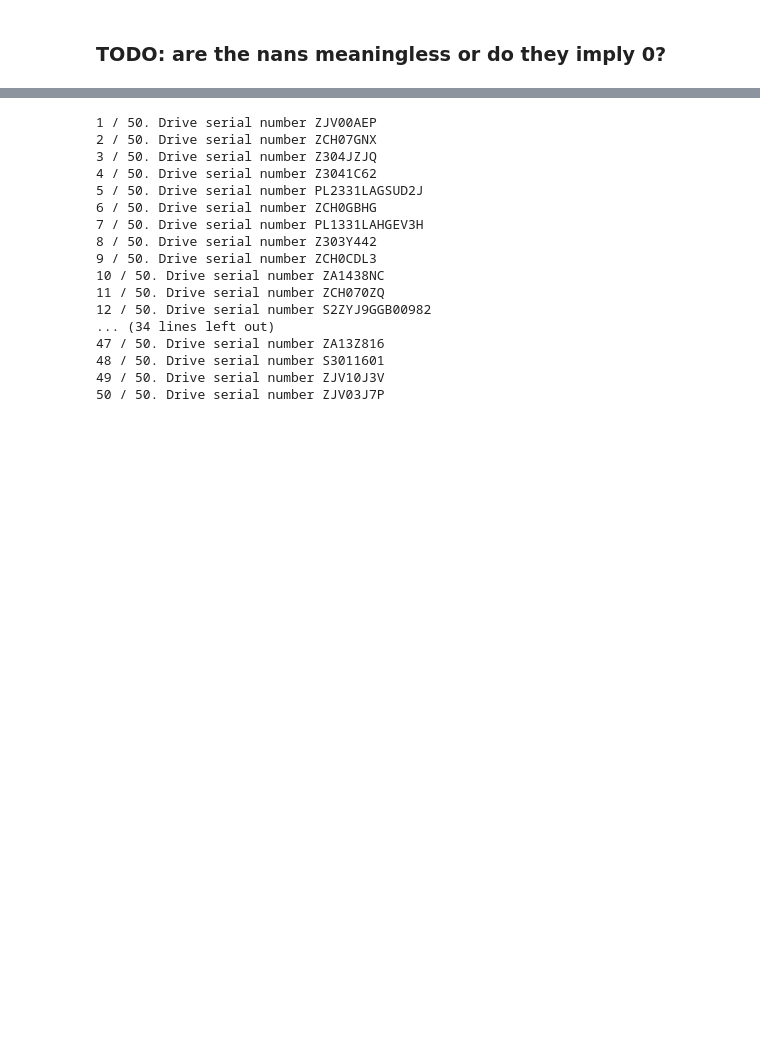
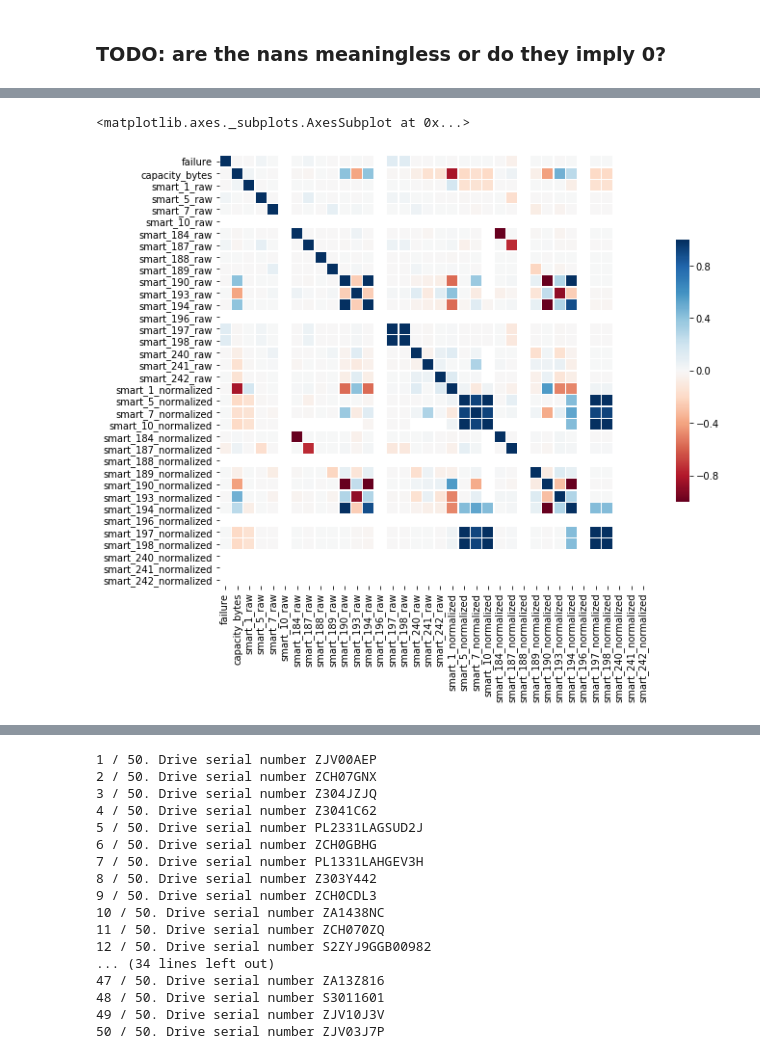
Before and after one commit to aicoe-aiops/ceph_drive_failure, a Jupyter notebook: dask_data_explorer.ipynb, the cells around one changed output, grey strips where cells are left out. Drawn from its saved outputs; the diff is of its cells as text; code cells hidden in the pictures; blank space fills up the shorter version.

```diff
--- a/dask_data_explorer.ipynb
+++ b/dask_data_explorer.ipynb
@@ -234,0 +239,7 @@ model_stats
+# %%
+# split data into the 5 vendors - seagate, wdc, hgst, hitachi, toshiba
+wdc_df = df[df['model'].str.startswith('W')]
+hgst_df = df[df['model'].str.startswith('HG')]
+toshiba_df = df[df['model'].str.startswith('T')]
+seagate_df = df[df['model'].str.startswith('S')]
+hitachi_df = df[df['model'].str.startswith('Hi')]
@@ -290,0 +364,6 @@ dtype: int64
+# %%
+print('Seagate')
+seagate_nan_ct = seagate_df[crit_cols_raw + crit_cols_normalized].isna().sum().to_frame('count')
+seagate_nan_ct['percent'] = 100 * seagate_nan_ct['count'] / dd.compute(seagate_df.shape[0])
+seagate_nan_ct = seagate_nan_ct.compute()
+seagate_nan_ct
@@ -329,0 +524,20 @@ sns.heatmap(corr_mat,
+# %%
+# only those attributes with less than NAN_PERCENT_THRESHOLD% values as NaN's
+# will be selected for computing the correaltion matirx
+NAN_PERCENT_THRESHOLD = 100
+# %%
+# correlation matrix for seagaet drives
+seagate_corr_cols = ['failure', 'capacity_bytes']  + list(seagate_nan_ct.index[seagate_nan_ct['percent'] < NAN_PERCENT_THRESHOLD])
+seagate_corr = seagate_df[seagate_corr_cols].corr().compute()
+fig, ax = plt.subplots(figsize=(10, 10))
+sns.heatmap(seagate_corr,
+            ax=ax,
+            vmin=-1,
+            vmax=1,
+            square=True,
+            linewidths=.5,
+            cmap='RdBu',
+            cbar_kws={"shrink": .5})
+# %% [output]
+<matplotlib.axes._subplots.AxesSubplot at 0x...>
+[figure, added]
```
Also changed, not shown: parts of 29 cells of this notebook.
